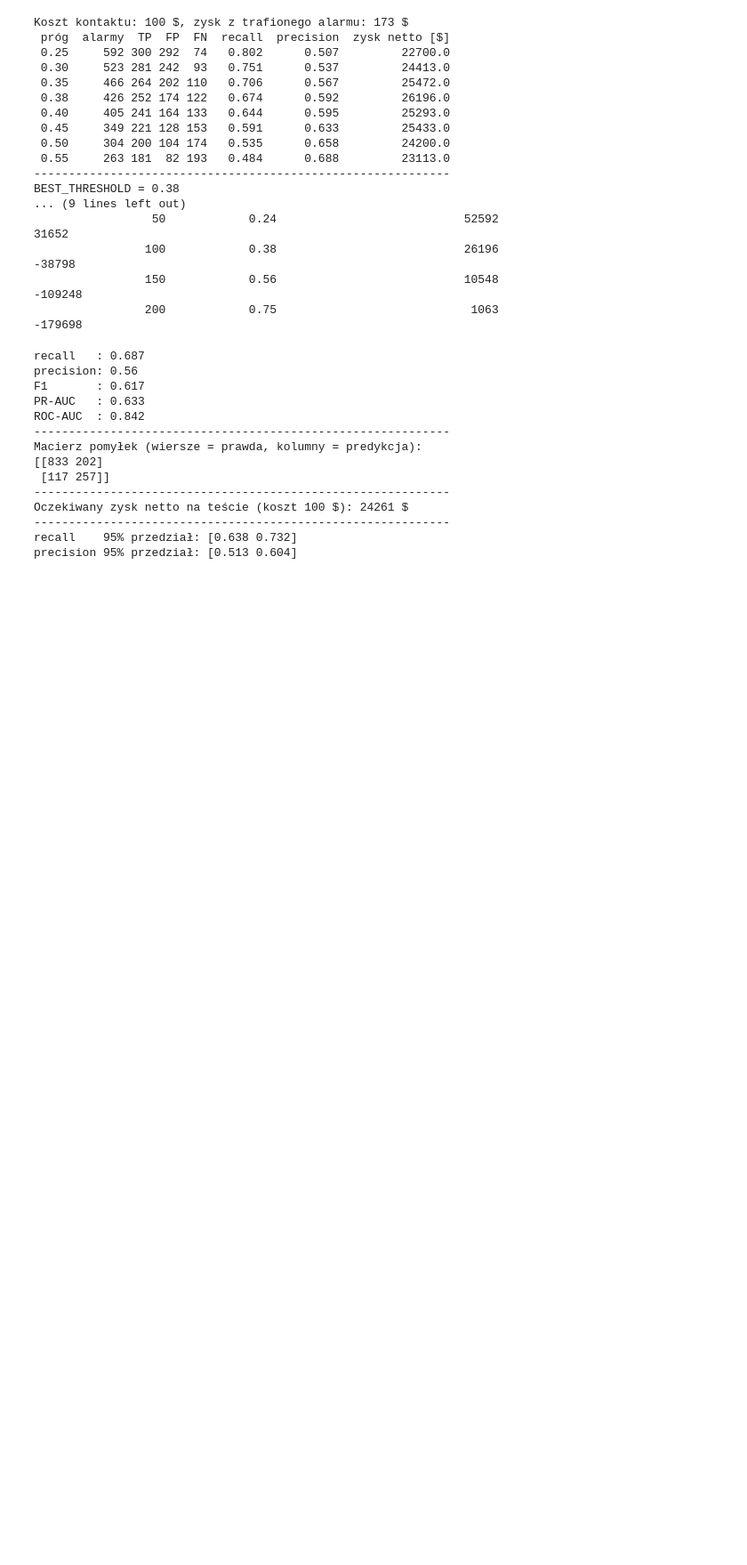
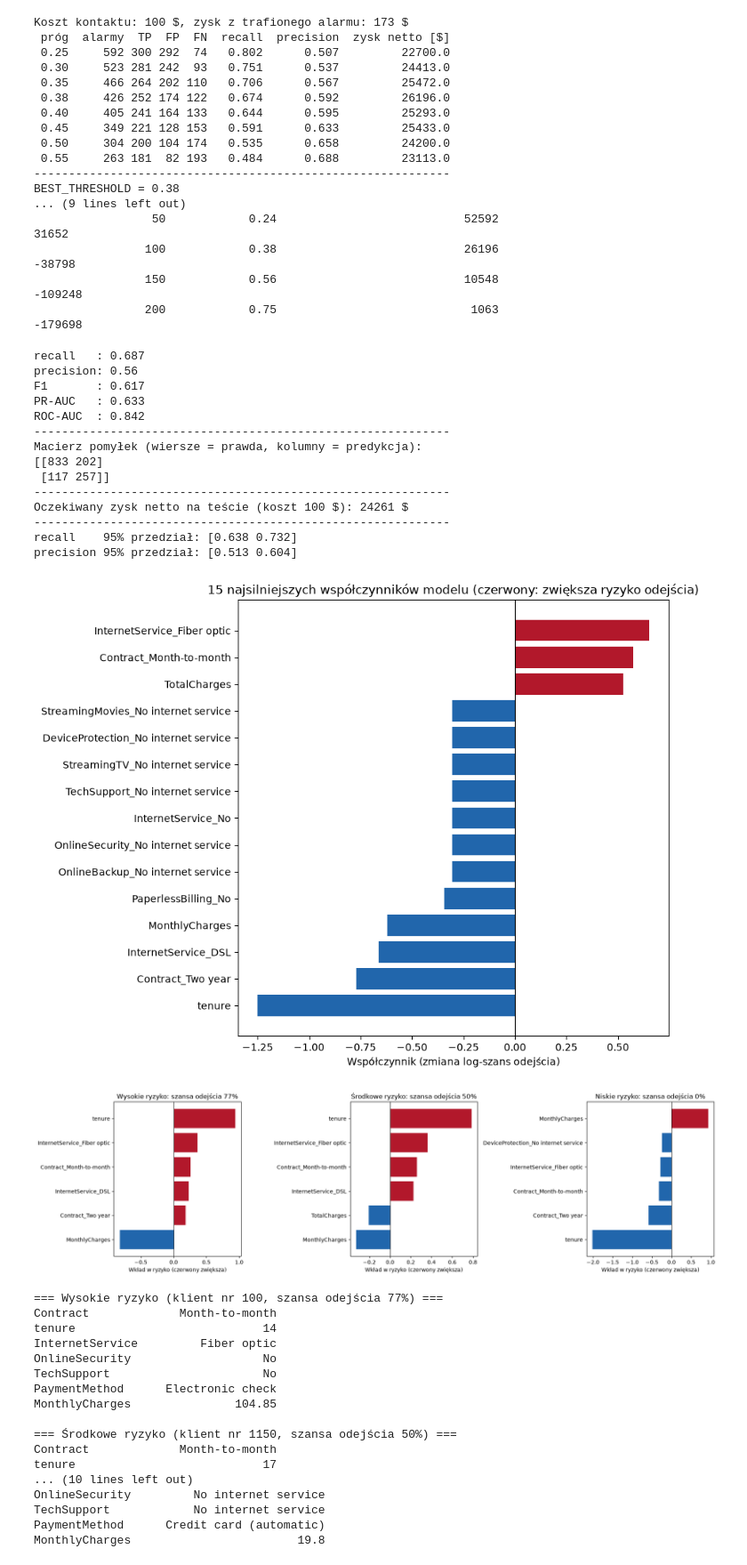
Before and after one commit to sylwiamarlenga-netizen/project-telco-churn, a Jupyter notebook: notebooks/02_modeling.ipynb, the cells around one changed output. Shown at 89% size. Drawn from its saved outputs; the diff is of its cells as text; code cells hidden in the pictures; blank space fills up the shorter version.

```diff
--- a/notebooks/02_modeling.ipynb
+++ b/notebooks/02_modeling.ipynb
@@ -575,3 +575,77 @@ Oczekiwany zysk netto na teście (koszt 100 $): 24261 $
 ------------------------------------------------------------
 recall    95% przedział: [0.638 0.732]
 precision 95% przedział: [0.513 0.604]
+# %%
+import matplotlib.pyplot as plt
+import seaborn as sns
+
+prep_fitted = test_model[:-1]            # dopasowany preprocessing
+lr = test_model[-1]                      # dopasowana regresja logistyczna
+
+names = [n.split("__", 1)[1] for n in prep_fitted.get_feature_names_out()]   # bez prefiksów cat__/num__/flag__
+coefs = pd.Series(lr.coef_[0], index=names)
+
+# ---------- 1. współczynniki całego modelu ----------
+top = coefs.reindex(coefs.abs().sort_values(ascending=False).index).head(15).sort_values()
+
+fig, ax = plt.subplots(figsize=(9, 7))
+colors = ["#b2182b" if v > 0 else "#2166ac" for v in top.values]
+ax.barh(top.index, top.values, color=colors)
+ax.axvline(0, color="black", linewidth=0.8)
+ax.set_title("15 najsilniejszych współczynników modelu (czerwony: zwiększa ryzyko odejścia)")
+ax.set_xlabel("Współczynnik (zmiana log-szans odejścia)")
+plt.tight_layout()
+plt.show()
+
+# ---------- 2. wyjaśnienie pojedynczych klientów ----------
+X_test_prep = prep_fitted.transform(X_test)
+X_mean = prep_fitted.transform(X_temp).mean(axis=0)       # "przeciętny klient" z danych uczących
+proba_test = test_model.predict_proba(X_test)[:, 1]
+
+def explain(i, top_n=6):
+    """Wkład cech w wynik klienta: współczynnik x (wartość cechy - średnia)."""
+    contrib = pd.Series(lr.coef_[0] * (X_test_prep[i] - X_mean), index=names)
+    return contrib.reindex(contrib.abs().sort_values(ascending=False).index).head(top_n)
+
+order = np.argsort(proba_test)
+cases = {
+    "Wysokie ryzyko": order[-30],
+    "Środkowe ryzyko": order[np.argmin(np.abs(proba_test[order] - 0.5))],
+    "Niskie ryzyko": order[30],
+}
+
+fig, axes = plt.subplots(1, 3, figsize=(18, 5))
+for ax, (title, i) in zip(axes, cases.items()):
+    c = explain(i).sort_values()
+    ax.barh(c.index, c.values, color=["#b2182b" if v > 0 else "#2166ac" for v in c.values])
+    ax.axvline(0, color="black", linewidth=0.8)
+    ax.set_title(f"{title}: szansa odejścia {proba_test[i]:.0%}")
+    ax.set_xlabel("Wkład w ryzyko (czerwony zwiększa)")
+plt.tight_layout()
+plt.show()
+
+for title, i in cases.items():
+    print(f"=== {title} (klient nr {i}, szansa odejścia {proba_test[i]:.0%}) ===")
+    print(X_test.iloc[i][["Contract", "tenure", "InternetService", "OnlineSecurity",
+                          "TechSupport", "PaymentMethod", "MonthlyCharges"]].to_string())
+    print()
+# %% [output]
+[figure, added]
+[figure, added]
+=== Wysokie ryzyko (klient nr 100, szansa odejścia 77%) ===
+Contract             Month-to-month
+tenure                           14
+InternetService         Fiber optic
+OnlineSecurity                   No
+TechSupport                      No
+PaymentMethod      Electronic check
+MonthlyCharges               104.85
+
+=== Środkowe ryzyko (klient nr 1150, szansa odejścia 50%) ===
+Contract             Month-to-month
+tenure                           17
+... (10 lines left out)
+OnlineSecurity         No internet service
+TechSupport            No internet service
+PaymentMethod      Credit card (automatic)
+MonthlyCharges                        19.8
```
Also changed, not shown: parts of 2 cells of this notebook, 2 other files.
